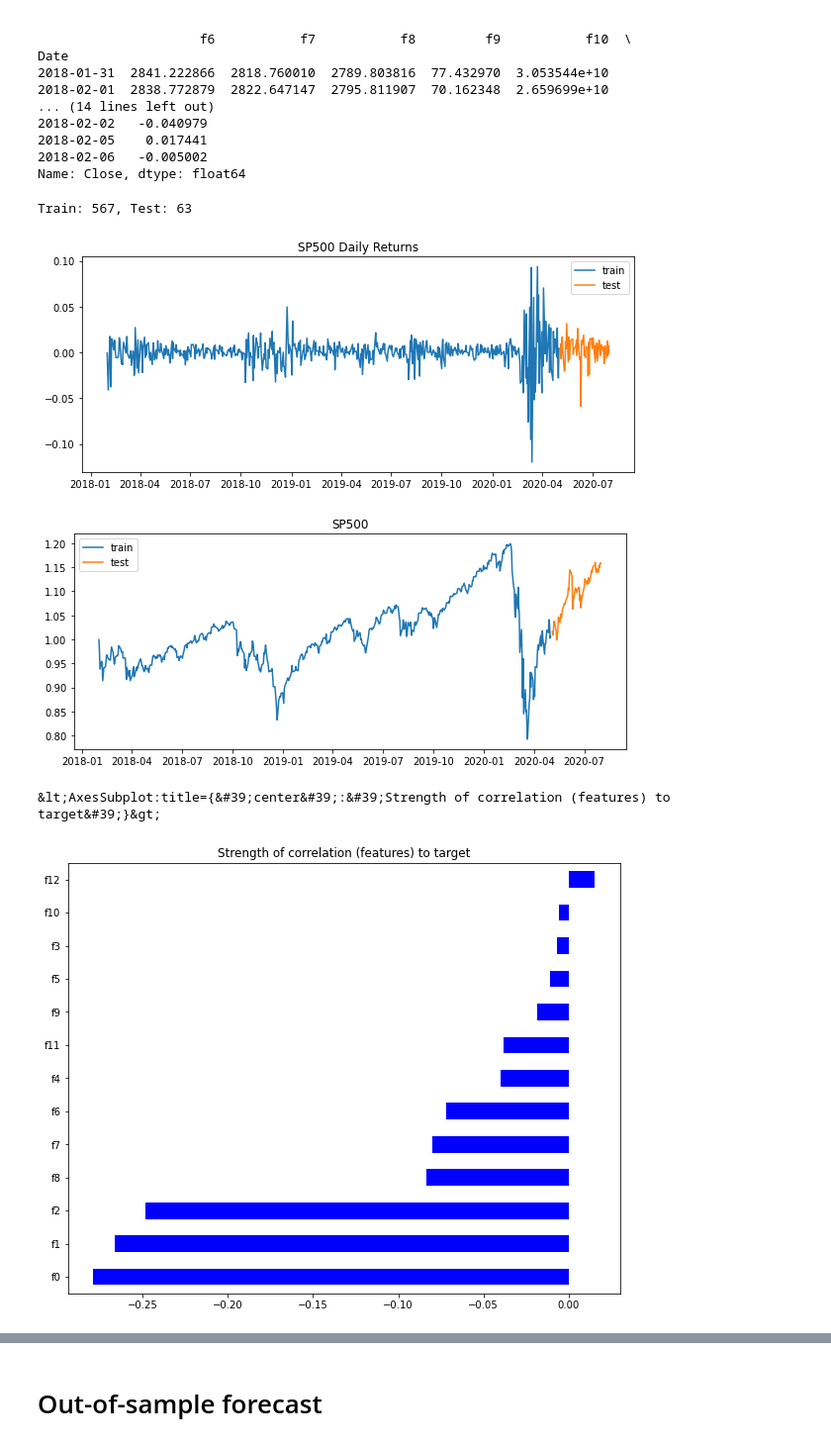
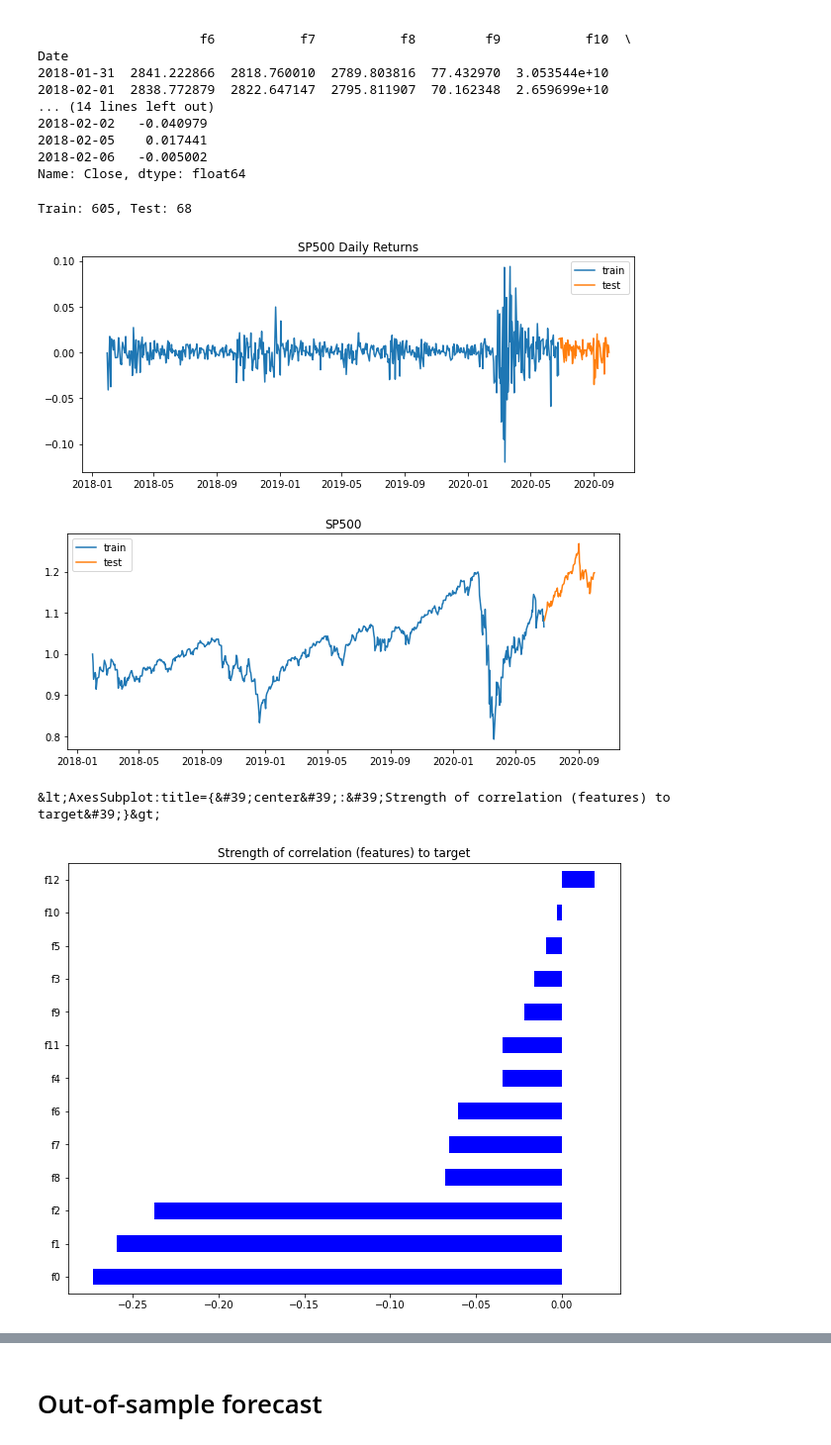
Before and after one commit to jbogocz/timeseries_sklearn, a Jupyter notebook: sp500_models.ipynb, the cells around one changed output, grey strips where cells are left out. Shown at 99% size. Saved outputs shown, nothing was run; the diff lists cells and outputs as text; code cells hidden in the pictures.

```diff
--- a/sp500_models.ipynb
+++ b/sp500_models.ipynb
@@ -56,7 +56,7 @@ plt.rcParams['figure.figsize'] = (10, 4)
 ## Start date
 start = dt.datetime(2018,1,1)
 ## End date
-end = dt.datetime(2020,8,1)
+end = dt.datetime(2020,10,1)
 
 # Set symbol name
 symbol_name = '^GSPC' #SP500
@@ -488,7 +488,7 @@ def train_test_split(X, y, size):
 X_train, X_test, y_train, y_test = train_test_split(X, y, size=0.9)
 print(f'Train: {len(X_train)}, Test: {len(X_test)}')
 # %% [output]
-Train: 567, Test: 63
+Train: 605, Test: 68
 # %%
 # Plot train & test datasets
 plt.plot(y_train, label='train')
@@ -497,7 +497,7 @@ plt.title('SP500 Daily Returns')
 plt.legend()
 plt.show()
 # %% [output]
-[figure, old version]
+[figure, new version]
 # %%
 # Plot percent change
 y_all = pd.concat([y_train, y_test])+1
@@ -508,17 +508,17 @@ plt.title('SP500')
 plt.legend()
 plt.show()
 # %% [output]
-[figure, old version]
+[figure, new version]
 # %%
 # Check correlation between features and target
-y = target #df['Close']
-corr = features.corrwith(y)
+_y = target #df['Close']
+corr = features.corrwith(_y)
 plt.figure(figsize=(10,8))
 corr.sort_values().plot.barh(color='blue',
     title='Strength of correlation (features) to target')
 # %% [output]
 &lt;AxesSubplot:title={&#39;center&#39;:&#39;Strength of correlation (features) to target&#39;}&gt;
-[figure, old version]
+[figure, new version]
 # %%
 # Check correlation between features themselves
 from scipy.cluster import hierarchy
```
Also changed, not shown: parts of 9 cells of this notebook.
